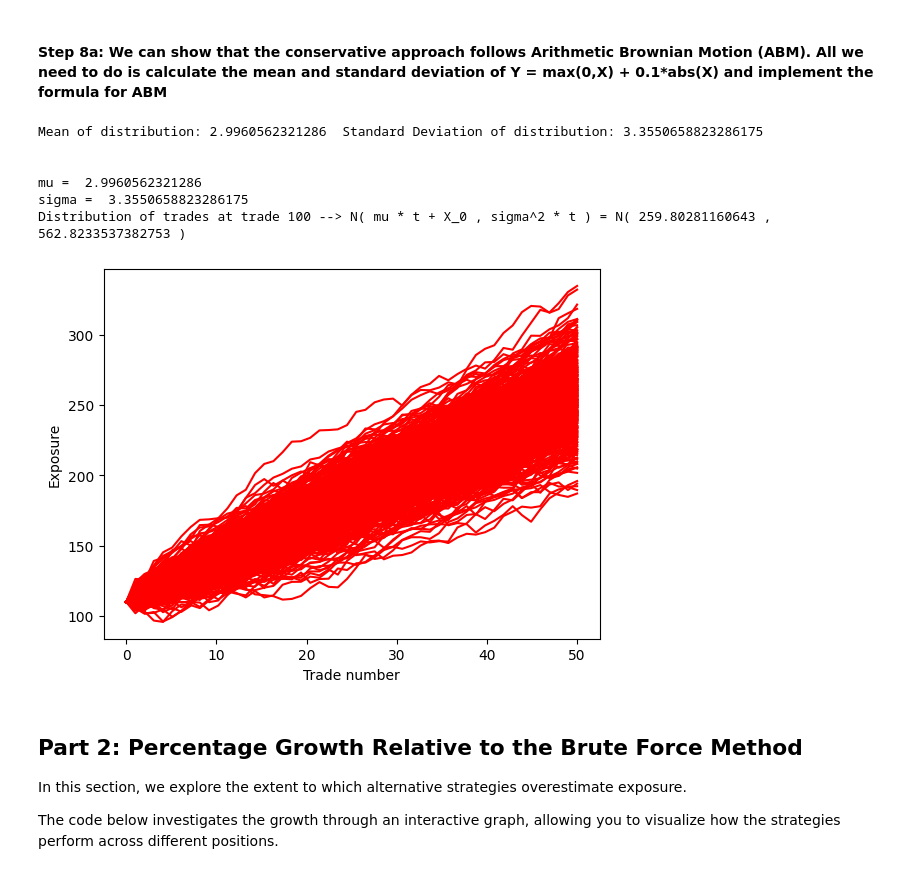
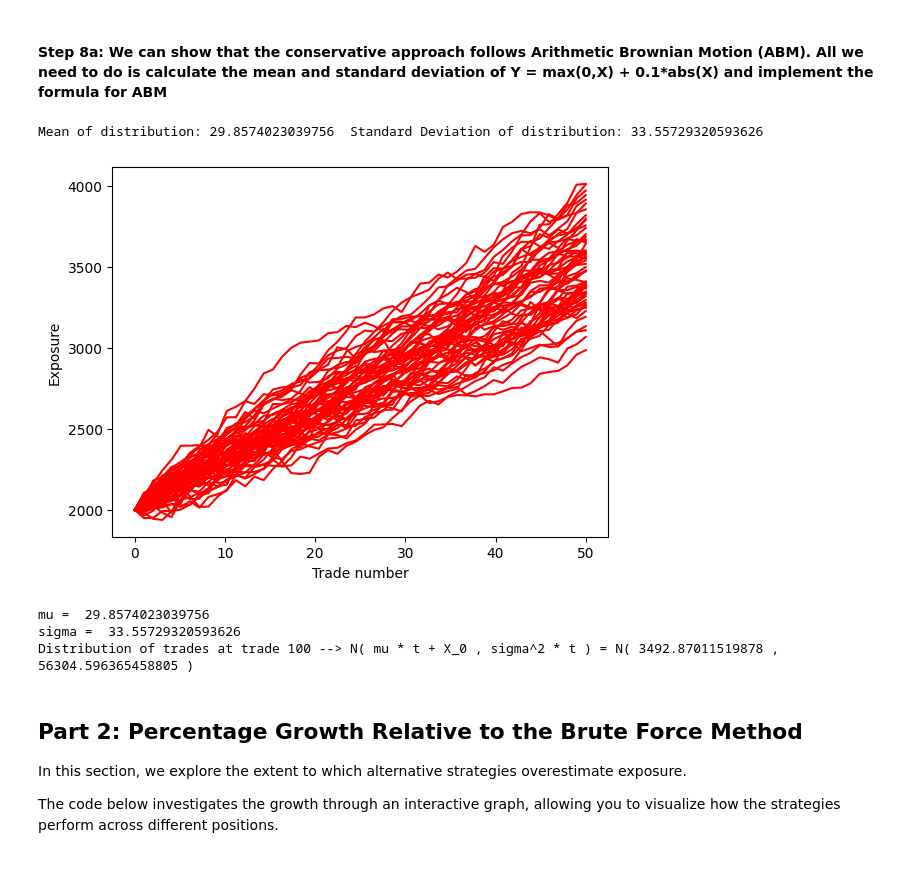
Before and after one commit to misty576/Git-Repository, a Jupyter notebook: JupyterNotebookVersionsofCode/MC_PCGrowth_NGR.ipynb, the cells around one changed output. Cells and saved outputs as stored; diff of their text form; code cells hidden in the pictures.

```diff
--- a/JupyterNotebookVersionsofCode/MC_PCGrowth_NGR.ipynb
+++ b/JupyterNotebookVersionsofCode/MC_PCGrowth_NGR.ipynb
@@ -587,7 +587,10 @@ VBox(children=(GridBox(children=(IntSlider(value=50, description='No. of Trades'
 #### **Step 8a:** We can show that the conservative approach follows Arithmetic Brownian Motion (ABM). All we need to do is calculate the mean and standard deviation of Y = max(0,X) + 0.1*abs(X) and implement the formula for ABM
 # %%
 
-X = np.random.uniform(MTM_Min,MTM_Max,10**5)
+#X = np.random.uniform(MTM_Min,MTM_Max,10**5)
+
+X = np.random.uniform(-100,100,10**5)
+
 
 Y = [max(0,i) + addOnFactor * 10 * abs(i) for i in X]
 
@@ -600,45 +603,45 @@ dt = 1
 
 print("Mean of distribution: " + str(mu) + "  Standard Deviation of distribution: " + str(standard_dev))
 print("\n")
 T = n  # T = Time <=> Trade
 
 m = int(T/dt)
 t = np.linspace(0,T,m)
 
 def run_sim():
 
     x = np.zeros(m)
-    x[0] = MarkToMarket + 0.01 * Notional
+    #x[0] = MarkToMarket + 0.01 * Notional
+
+    x[0] = 1000 + 0.01 * 100000
 
     for i in range(m-1):
         # This is our ABM equation. There are more stochastic calculus notes on the paper.
         x[i+1] = x[i] + mu*dt + standard_dev*np.random.normal(0,1)*np.sqrt(dt)
 
     return x
 
 plt.figure()
-for i in range(500):
+for i in range(60):
     x = run_sim()
 
     plt.plot(t, x, 'r')
 
+plt.xlabel("Trade number")
+plt.ylabel("Exposure")
+plt.show()
 
 print("mu = ", mu)
 print("sigma = ", standard_dev)
 mu_T = mu*T
 sigma_T = standard_dev ** 2 * T
 print("Distribution of trades at trade 100 --> N( mu * t + X_0 , sigma^2 * t ) = N( " + str(mu*T + x[0]) + " , " + str(standard_dev ** 2 * T) + " )")
-plt.xlabel("Trade number")
-plt.ylabel("Exposure")
-plt.show()
 # %% [output]
-Mean of distribution: 2.9960562321286  Standard Deviation of distribution: 3.3550658823286175
-
-
-mu =  2.9960562321286
-sigma =  3.3550658823286175
-Distribution of trades at trade 100 --> N( mu * t + X_0 , sigma^2 * t ) = N( 259.80281160643 , 562.8233537382753 )
+Mean of distribution: 29.8574023039756  Standard Deviation of distribution: 33.55729320593626
-[figure, old version]
+[figure, new version]
+mu =  29.8574023039756
+sigma =  33.55729320593626
+Distribution of trades at trade 100 --> N( mu * t + X_0 , sigma^2 * t ) = N( 3492.87011519878 , 56304.596365458805 )
 # %% [markdown]
 ## **Part 2:** Percentage Growth Relative to the Brute Force Method
 
```
Also changed, not shown: parts of 2 cells of this notebook, 4 other files.
